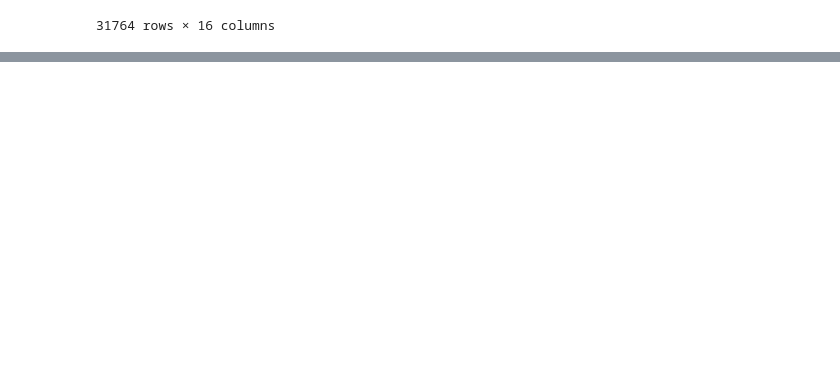
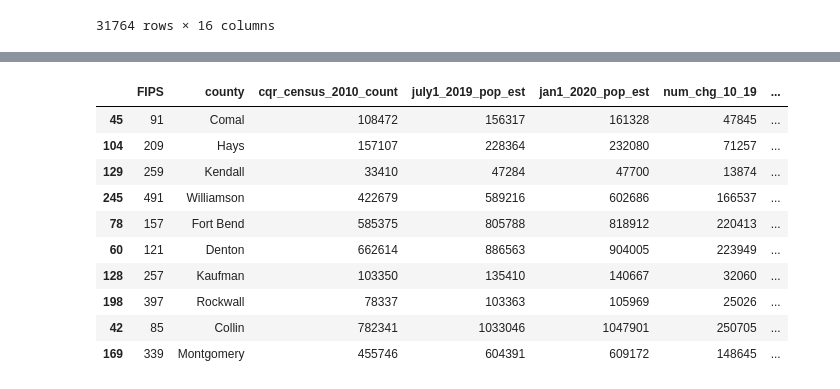
Before and after one commit to randallb15/City-Data, a Jupyter notebook: Testing.ipynb, the cells around one changed output, grey strips where cells are left out. Saved outputs shown, nothing was run; the diff lists cells and outputs as text; code cells hidden in the pictures; blank space fills up the shorter version.

Commit message:
added county population data

```diff
--- a/Testing.ipynb
+++ b/Testing.ipynb
@@ -375,3 +375,19 @@ ins_outs_df_texas[:3]
 | 1 | 048 | 001 | 001 | 089 | ... |
 | 2 | 048 | 001 | 002 | 016 | ... |
 | 3 | 048 | 001 | 005 | 085 | ... |
+# %%
+countypop_df = pd.read_csv('data/2019_txpopest_county.csv')
+# %%
+countypop_df.sort_values('pct_chg_10_20',ascending=False).head(10)
+# %% [output]
+|  | FIPS | county | cqr_census_2010_count | july1_2019_pop_est | jan1_2020_pop_est | num_chg_10_19 | ... |
+| 45 | 91 | Comal | 108472 | 156317 | 161328 | 47845 | ... |
+| 104 | 209 | Hays | 157107 | 228364 | 232080 | 71257 | ... |
+| 129 | 259 | Kendall | 33410 | 47284 | 47700 | 13874 | ... |
+| 245 | 491 | Williamson | 422679 | 589216 | 602686 | 166537 | ... |
+| 78 | 157 | Fort Bend | 585375 | 805788 | 818912 | 220413 | ... |
+| 60 | 121 | Denton | 662614 | 886563 | 904005 | 223949 | ... |
+| 128 | 257 | Kaufman | 103350 | 135410 | 140667 | 32060 | ... |
+| 198 | 397 | Rockwall | 78337 | 103363 | 105969 | 25026 | ... |
+| 42 | 85 | Collin | 782341 | 1033046 | 1047901 | 250705 | ... |
+| 169 | 339 | Montgomery | 455746 | 604391 | 609172 | 148645 | ... |
```
Also changed, not shown: parts of 2 cells of this notebook.
